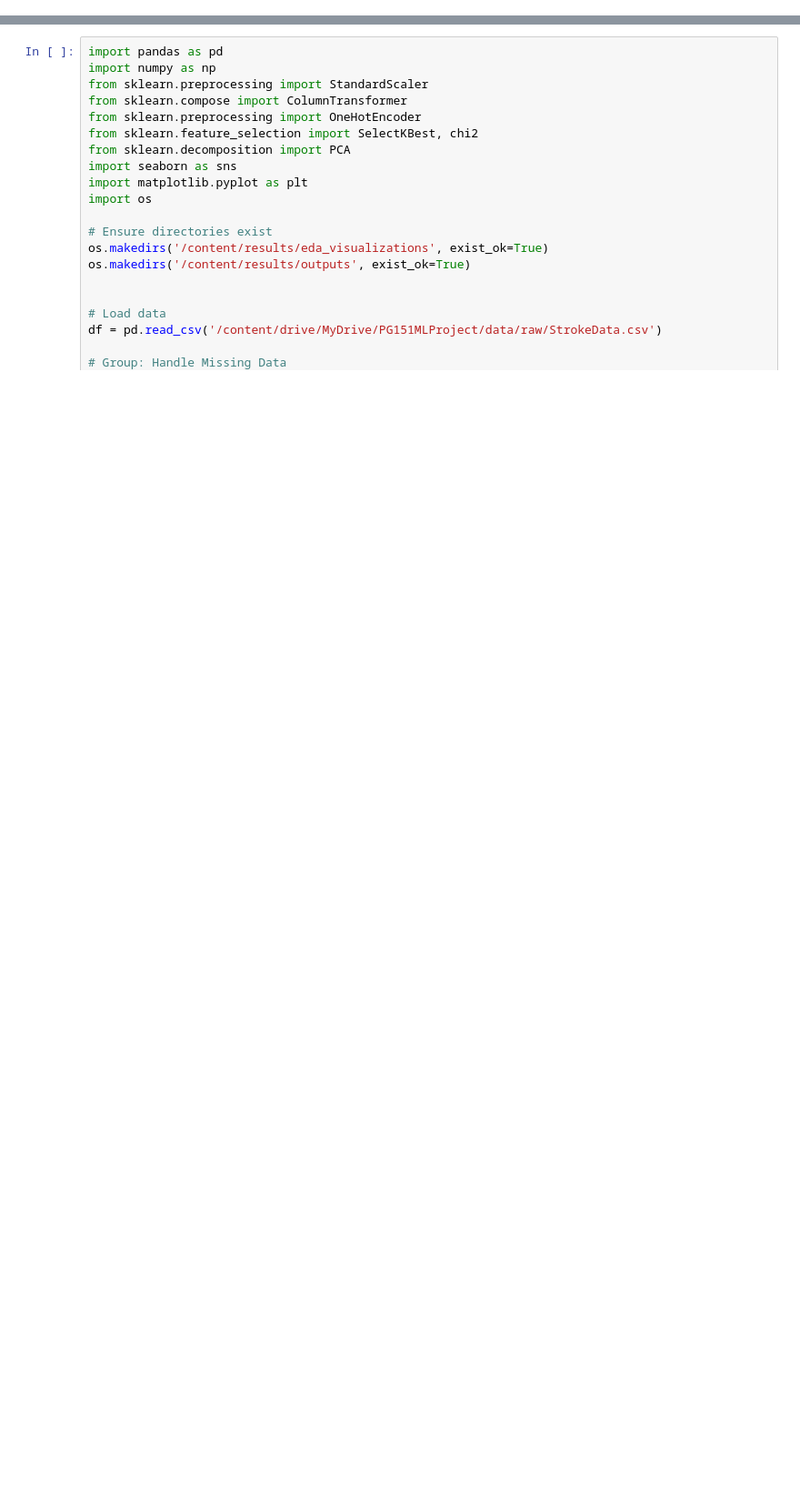
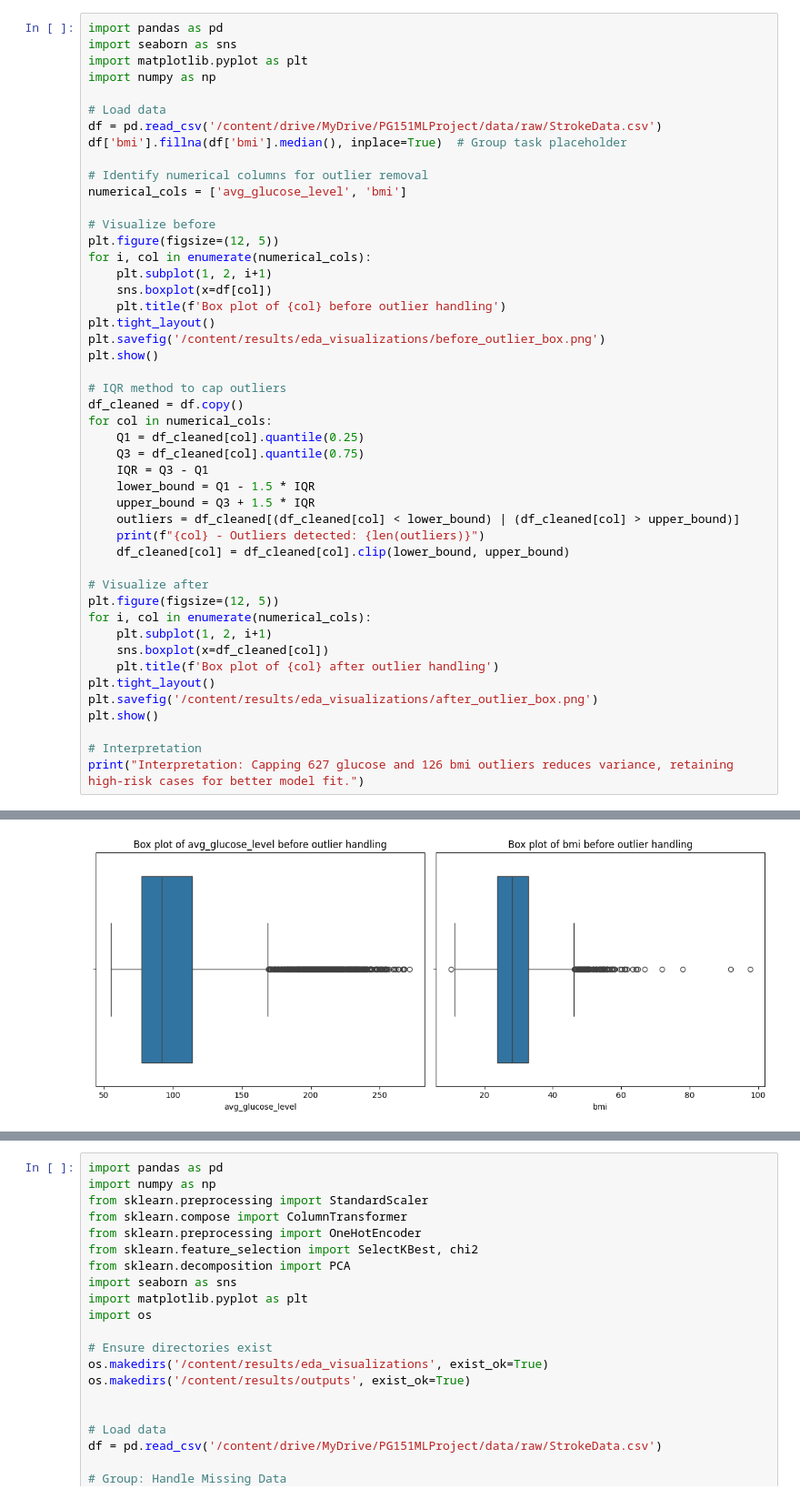
Before and after one commit to IT24102008/PG151MLProject, a Jupyter notebook: notebooks/group_pipeline.ipynb, the cells around one changed output, grey strips where cells are left out. Shown: that part at 91% size. Drawn from its saved outputs; the diff is of its cells as text; blank space fills up the shorter version.

```diff
--- a/notebooks/group_pipeline.ipynb
+++ b/notebooks/group_pipeline.ipynb
@@ -2,0 +174,48 @@
+# %%
+import pandas as pd
+import seaborn as sns
+import matplotlib.pyplot as plt
+import numpy as np
+
+# Load data
+df = pd.read_csv('/content/drive/MyDrive/PG151MLProject/data/raw/StrokeData.csv')
+df['bmi'].fillna(df['bmi'].median(), inplace=True)  # Group task placeholder
+
+# Identify numerical columns for outlier removal
+numerical_cols = ['avg_glucose_level', 'bmi']
+
+# Visualize before
+plt.figure(figsize=(12, 5))
+for i, col in enumerate(numerical_cols):
+    plt.subplot(1, 2, i+1)
+    sns.boxplot(x=df[col])
+    plt.title(f'Box plot of {col} before outlier handling')
+plt.tight_layout()
+plt.savefig('/content/results/eda_visualizations/before_outlier_box.png')
+plt.show()
+
+# IQR method to cap outliers
+df_cleaned = df.copy()
+for col in numerical_cols:
+    Q1 = df_cleaned[col].quantile(0.25)
+    Q3 = df_cleaned[col].quantile(0.75)
+    IQR = Q3 - Q1
+    lower_bound = Q1 - 1.5 * IQR
+    upper_bound = Q3 + 1.5 * IQR
+    outliers = df_cleaned[(df_cleaned[col] < lower_bound) | (df_cleaned[col] > upper_bound)]
+    print(f"{col} - Outliers detected: {len(outliers)}")
+    df_cleaned[col] = df_cleaned[col].clip(lower_bound, upper_bound)
+
+# Visualize after
+plt.figure(figsize=(12, 5))
+for i, col in enumerate(numerical_cols):
+    plt.subplot(1, 2, i+1)
+    sns.boxplot(x=df_cleaned[col])
+    plt.title(f'Box plot of {col} after outlier handling')
+plt.tight_layout()
+plt.savefig('/content/results/eda_visualizations/after_outlier_box.png')
+plt.show()
+
+# Interpretation
+print("Interpretation: Capping 627 glucose and 126 bmi outliers reduces variance, retaining high-risk cases for better model fit.")
+# %% [output]
@@ -2,0 +228 @@
+[figure, added]
```
Also changed, not shown: parts of 14 cells of this notebook.
